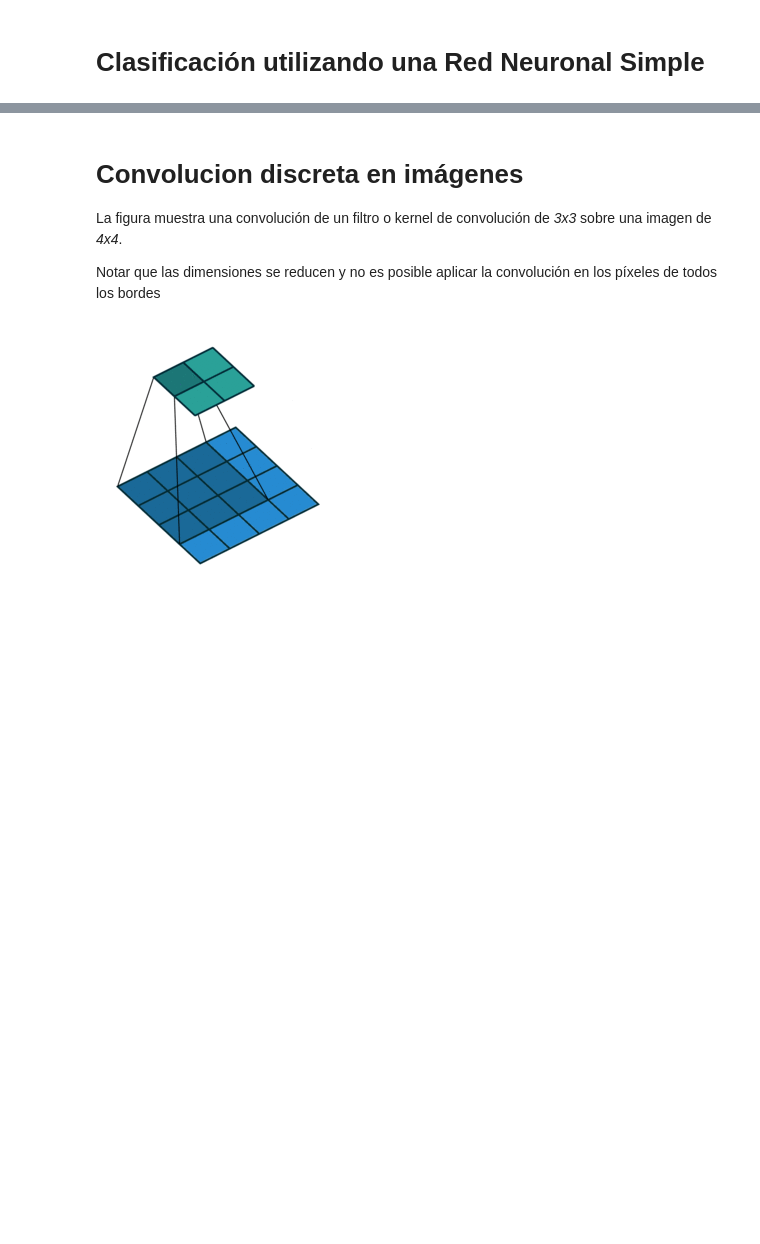
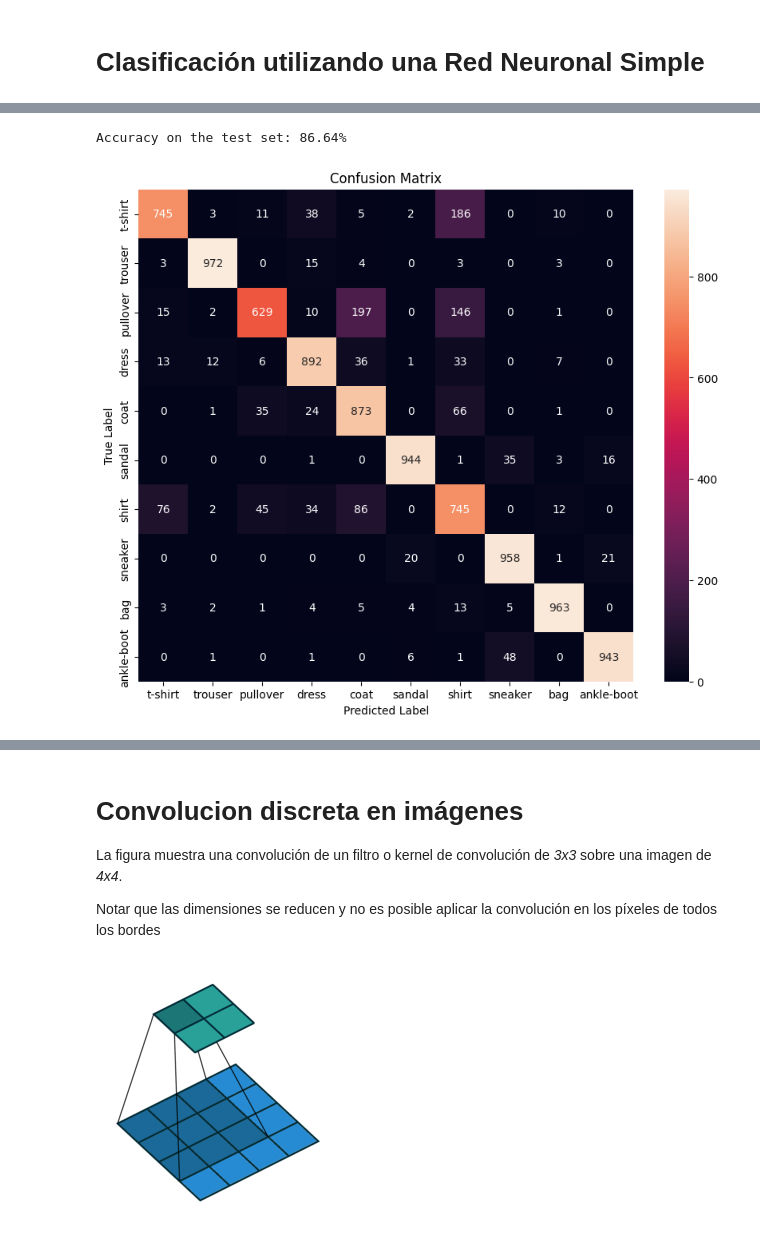
Before and after one commit to pepetonof/IC-ENC-2024, a Jupyter notebook: Tutorial-IC-NN-CNN.ipynb, the cells around one changed output, grey strips where cells are left out. Cells and saved outputs as stored; diff of their text form; code cells hidden in the pictures; blank space fills up the shorter version.

```diff
--- a/Tutorial-IC-NN-CNN.ipynb
+++ b/Tutorial-IC-NN-CNN.ipynb
@@ -148,16 +59,18 @@ sneaker
 # %% [markdown]
 # Clasificación utilizando una Red Neuronal Simple
 # %%
+input_shape = img.shape[2:]
+
 class basicNN(nn.Module):
     def __init__(self):
-        super(SimpleNN, self).__init__()
-        self.fc1 = nn.Linear(28*28, 128)  # Capa completamente conectada de 28*28 entradas a 128 neuronas
-        self.fc2 = nn.Linear(128, 64)     # Capa completamente conectada de 128 a 64 neuronas
-        self.fc3 = nn.Linear(64, 10)      # Capa completamente conectada de 64 a 10 neuronas (10 clases)
+        super(basicNN, self).__init__()
+        self.fc1 = nn.Linear(input_shape[0]*input_shape[1], 32)
+        self.fc2 = nn.Linear(32, 32)
+        self.fc3 = nn.Linear(32, 10)
 
     def forward(self, x):
-        x = x.view(-1, 28*28)  # Aplanar las imágenes 28x28 a un vector de 784 dimensiones
-        x = torch.relu(self.fc1(x))  # Activación ReLU después de la primera capa
-        x = torch.relu(self.fc2(x))  # Activación ReLU después de la segunda capa
-        x = self.fc3(x)  # Salida final
-        return x
+        x = x.view(-1, input_shape[0]*input_shape[1])  # Aplanar las imágenes
+        x = torch.relu(self.fc1(x))
+        x = torch.relu(self.fc2(x))
+        x = self.fc3(x)
+        return x #F.log_softmax(x, dim=1)
@@ -163,0 +213,20 @@ class basicNN(nn.Module):
+# %%
+import seaborn as sns
+from sklearn.metrics import confusion_matrix
+
+# Test model
+predicted, labels = test_model(model_nn, test_loader)
+
+# Confusion matrix
+cm = confusion_matrix(labels, predicted)
+# Visualize the confusion matrix using seaborn's heatmap
+plt.figure(figsize=(10,8))
+sns.heatmap(cm, annot=True, fmt="d",# cmap=plt.cm.Heat,
+            xticklabels=classes, yticklabels=classes)
+plt.xlabel('Predicted Label')  # x-axis label
+plt.ylabel('True Label')       # y-axis label
+plt.title('Confusion Matrix')  # Title of the plot
+plt.show()                     # Display the plot
+# %% [output]
+Accuracy on the test set: 86.64%
+[figure, added]
```
Also changed, not shown: parts of 30 cells of this notebook.
